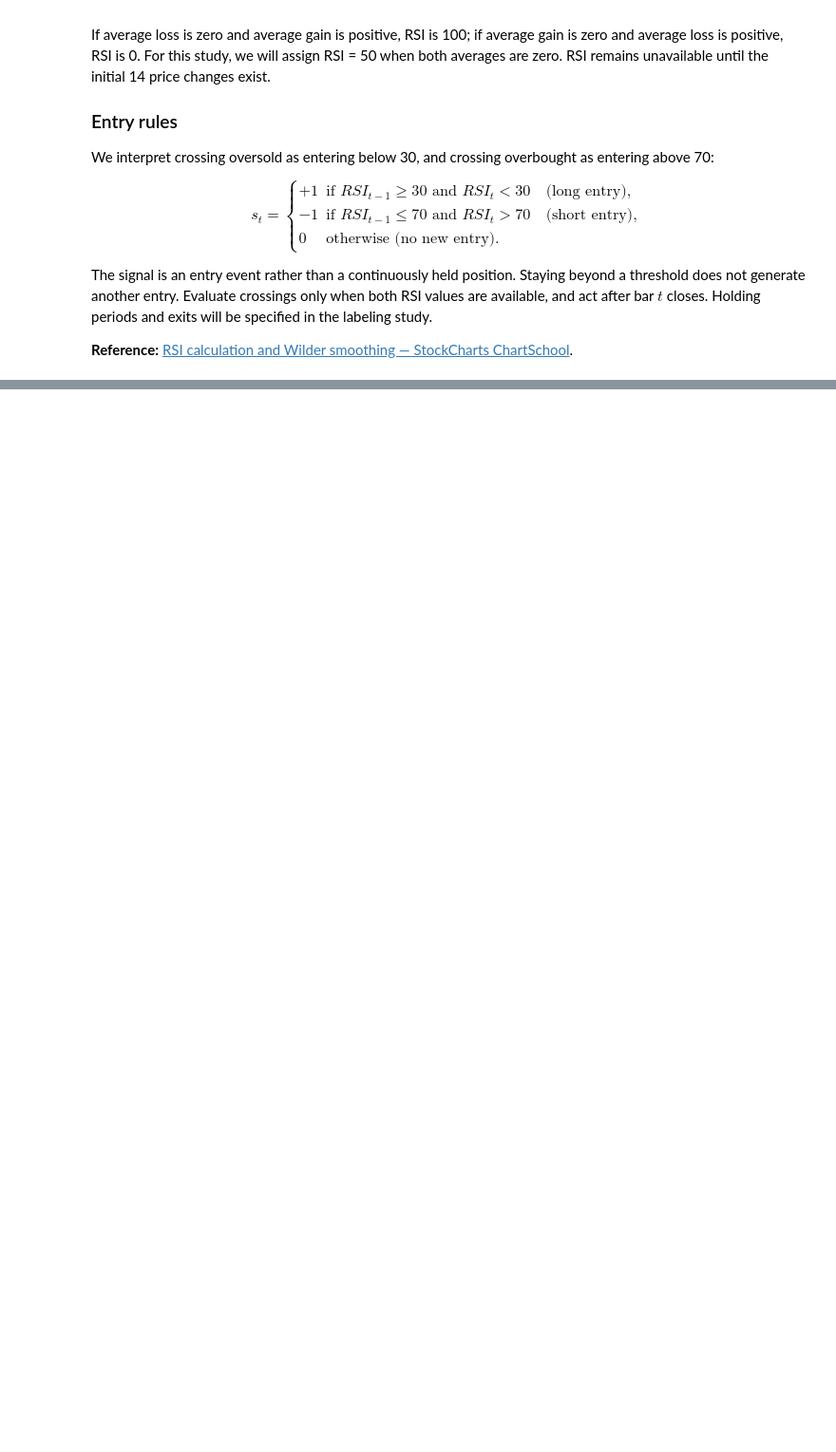
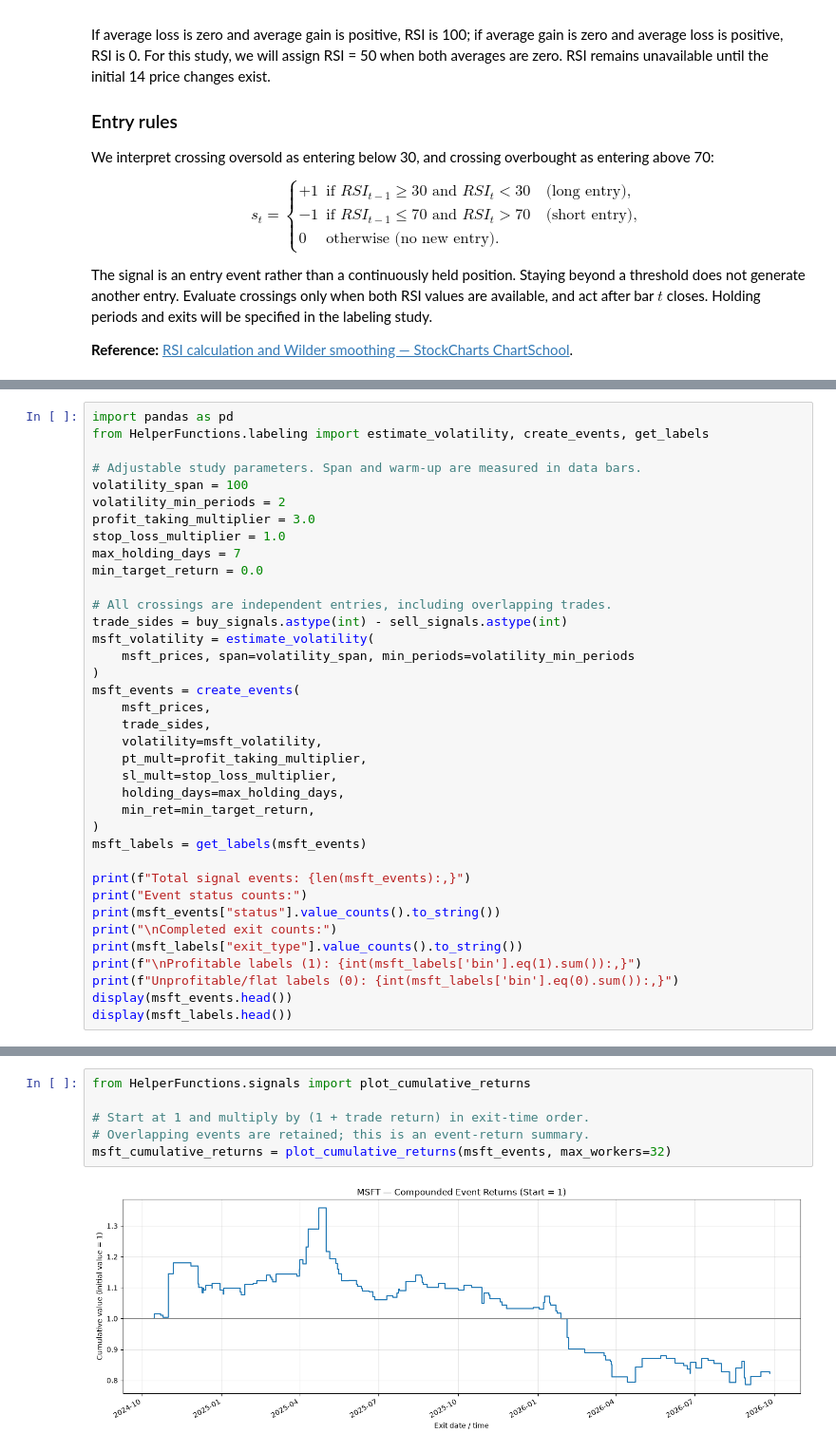
Before and after one commit to Bytb/QuantitativeMethods, a Jupyter notebook: AdvancedFinancialMachineLearning/Part1_DataAnalysis/1_RSI_MicrosoftStudy.ipynb, the cells around one changed output, grey strips where cells are left out. Shown at 95% size. Drawn from its saved outputs; the diff is of its cells as text; blank space fills up the shorter version.

```diff
--- a/AdvancedFinancialMachineLearning/Part1_DataAnalysis/1_RSI_MicrosoftStudy.ipynb
+++ b/AdvancedFinancialMachineLearning/Part1_DataAnalysis/1_RSI_MicrosoftStudy.ipynb
@@ -143,0 +249,37 @@ Buy signals (long entries): 65
+# %%
+import pandas as pd
+from HelperFunctions.labeling import estimate_volatility, create_events, get_labels
+
+# Adjustable study parameters. Span and warm-up are measured in data bars.
+volatility_span = 100
+volatility_min_periods = 2
+profit_taking_multiplier = 3.0
+stop_loss_multiplier = 1.0
+max_holding_days = 7
+min_target_return = 0.0
+
+# All crossings are independent entries, including overlapping trades.
+trade_sides = buy_signals.astype(int) - sell_signals.astype(int)
+msft_volatility = estimate_volatility(
+    msft_prices, span=volatility_span, min_periods=volatility_min_periods
+)
+msft_events = create_events(
+    msft_prices,
+    trade_sides,
+    volatility=msft_volatility,
+    pt_mult=profit_taking_multiplier,
+    sl_mult=stop_loss_multiplier,
+    holding_days=max_holding_days,
+    min_ret=min_target_return,
+)
+msft_labels = get_labels(msft_events)
+
+print(f"Total signal events: {len(msft_events):,}")
+print("Event status counts:")
+print(msft_events["status"].value_counts().to_string())
+print("\nCompleted exit counts:")
+print(msft_labels["exit_type"].value_counts().to_string())
+print(f"\nProfitable labels (1): {int(msft_labels['bin'].eq(1).sum()):,}")
+print(f"Unprofitable/flat labels (0): {int(msft_labels['bin'].eq(0).sum()):,}")
+display(msft_events.head())
+display(msft_labels.head())
@@ -143,0 +330,8 @@ Buy signals (long entries): 65
+# %%
+from HelperFunctions.signals import plot_cumulative_returns
+
+# Start at 1 and multiply by (1 + trade return) in exit-time order.
+# Overlapping events are retained; this is an event-return summary.
+msft_cumulative_returns = plot_cumulative_returns(msft_events, max_workers=32)
+# %% [output]
+[figure, added]
```
Also changed, not shown: parts of 5 cells of this notebook, 6 other files.
